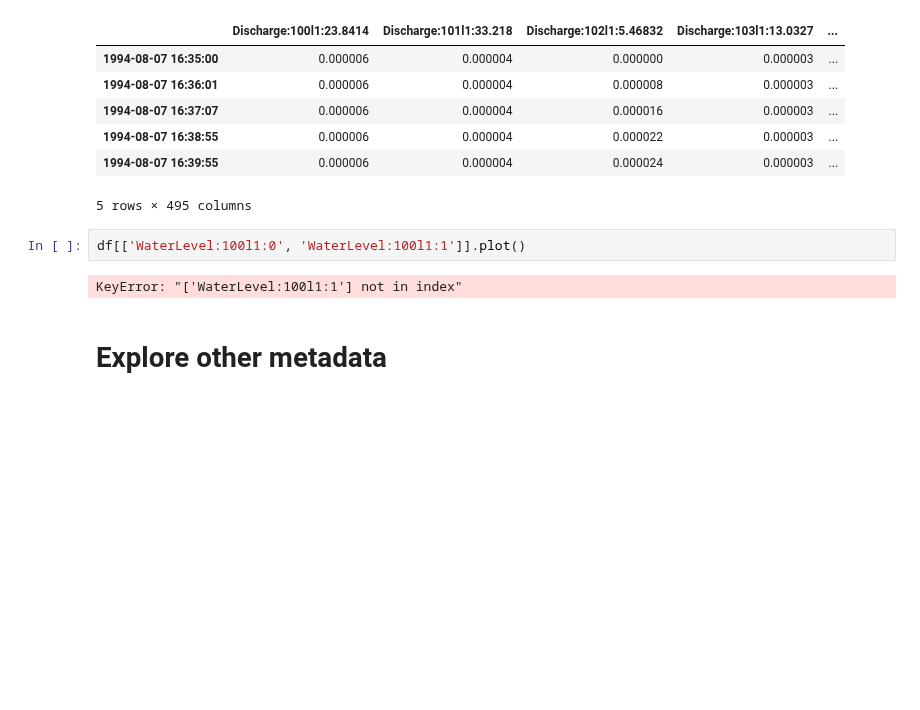
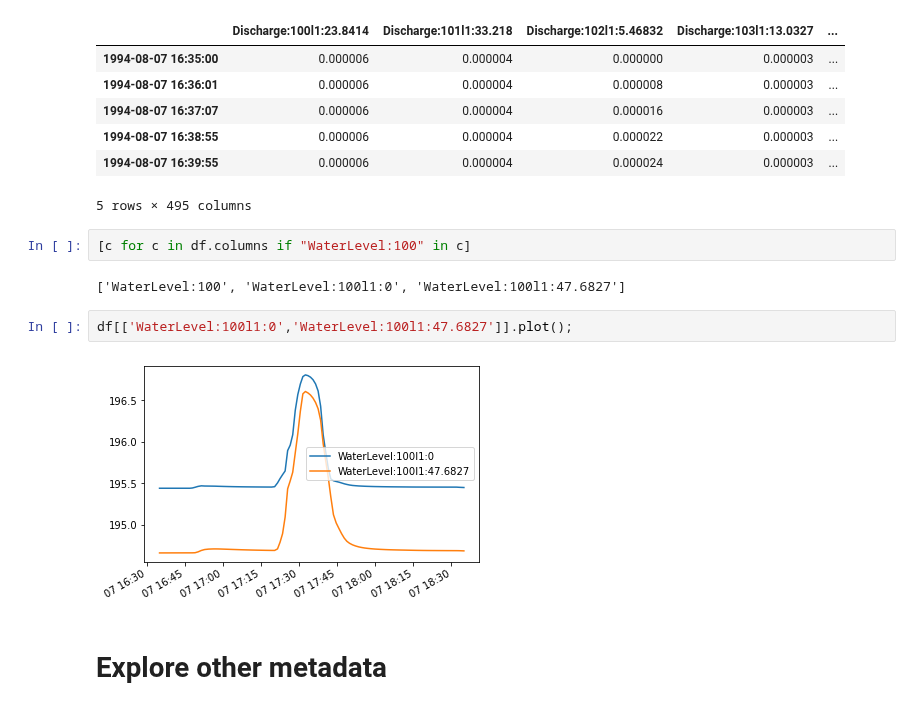
Before and after one commit to DHI/mikeio1d, a Jupyter notebook: notebooks/Res1D.ipynb, the cells around one changed output. Drawn from its saved outputs; the diff is of its cells as text; blank space fills up the shorter version.

```diff
--- a/notebooks/Res1D.ipynb
+++ b/notebooks/Res1D.ipynb
@@ -17,10 +17,14 @@ df.head()
 | 1994-08-07 16:38:55 | 0.000006 | 0.000004 | 0.000022 | 0.000003 | ... |
 | 1994-08-07 16:39:55 | 0.000006 | 0.000004 | 0.000024 | 0.000003 | ... |
 5 rows × 495 columns
+# %%
+[c for c in df.columns if "WaterLevel:100" in c]
+# %% [output]
+['WaterLevel:100', 'WaterLevel:100l1:0', 'WaterLevel:100l1:47.6827']
 # %%
-df[['WaterLevel:100l1:0', 'WaterLevel:100l1:1']].plot()
+df[['WaterLevel:100l1:0','WaterLevel:100l1:47.6827']].plot();
 # %% [output]
-KeyError: "['WaterLevel:100l1:1'] not in index"
+[figure, added]
 # %% [markdown]
 # Explore other metadata
 # %%
```
